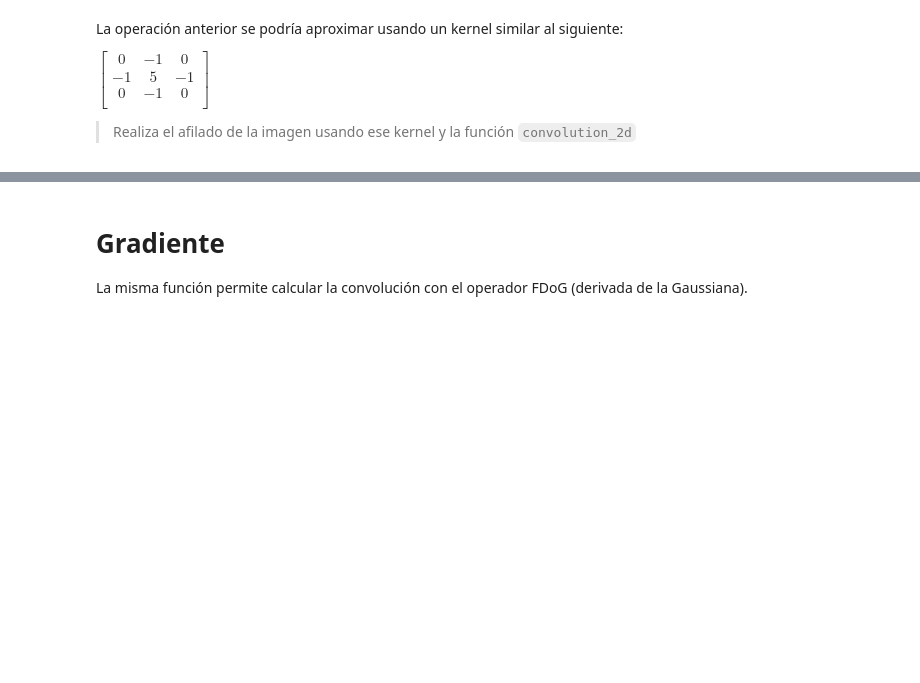
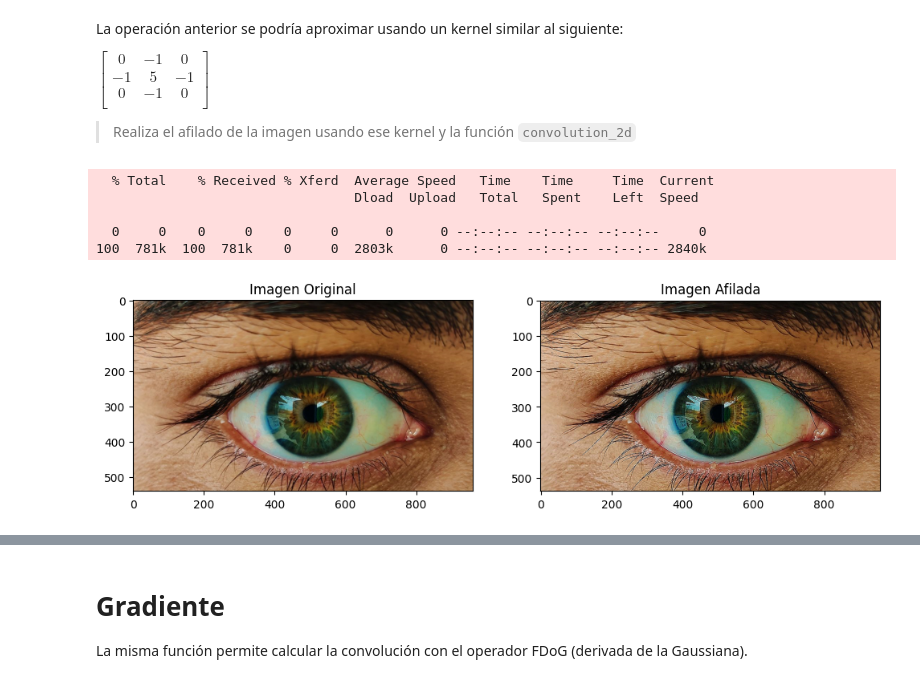
Before and after one commit to revekkadiana/Visi-n_Artificial, a Jupyter notebook: Prac04-Filtros.ipynb, the cells around one changed output, grey strips where cells are left out. Cells and saved outputs as stored; diff of their text form; code cells hidden in the pictures; blank space fills up the shorter version.

```diff
--- a/Prac04-Filtros.ipynb
+++ b/Prac04-Filtros.ipynb
@@ -352,4 +352,36 @@ $
 $
 
 > Realiza el afilado de la imagen usando ese kernel y la función `convolution_2d`
+# %%
+cv2.cvtColor(img, cv2.COLOR_RGB2GRAY)
+!curl www.atc.uniovi.es/grado/3va/prac/eye.png --output eye.jpg
+img = skimage.io.imread('eye.jpg')
+
+# Kernel de afilado
+kernel = np.array([[0, -1, 0], [-1, 5, -1], [0, -1, 0]])
+
+img_res=[]
+for i in range(img.shape[-1]):
+    # Convertir a formato real en el rango [0, 1]
+    channel = img[:, :, i] / 255.0
+    result = convolution_2d(channel, kernel) *255
+    result = np.clip(result, 0, 255).astype(np.uint8)
+    img_res.append(result)
+img_res=np.stack(img_res,axis=2)
+# Visualizar la imagen original y la imagen afilada
+plt.figure(figsize=(12, 6))
+plt.subplot(1, 2, 1)
+plt.imshow(img)
+plt.title('Imagen Original')
+plt.subplot(1, 2, 2)
+plt.imshow(img_res)
+plt.title('Imagen Afilada')
+plt.show()
+# %% [output]
+  % Total    % Received % Xferd  Average Speed   Time    Time     Time  Current
+                                 Dload  Upload   Total   Spent    Left  Speed
+
+  0     0    0     0    0     0      0      0 --:--:-- --:--:-- --:--:--     0
+100  781k  100  781k    0     0  2803k      0 --:--:-- --:--:-- --:--:-- 2840k
+[figure, added]
 # %%
```
Also changed, not shown: parts of 2 cells of this notebook, 1 other file.
